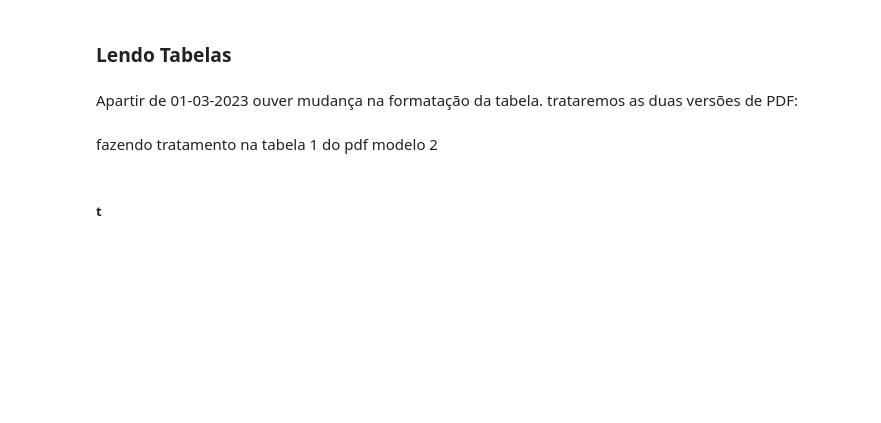
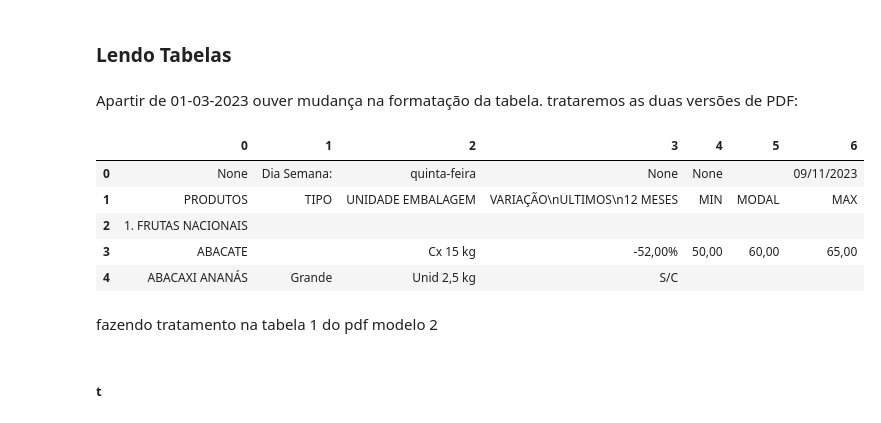
Before and after one commit to revalani/Projeto-CEASA, a Jupyter notebook: ETL_CEASA.ipynb, the cells around one changed output. Cells and saved outputs as stored; diff of their text form; code cells hidden in the pictures; blank space fills up the shorter version.

```diff
--- a/ETL_CEASA.ipynb
+++ b/ETL_CEASA.ipynb
@@ -247,33 +247,43 @@ def extrair_tabelas(pdf_path):
         for page_number in range(len(pdf.pages)):
             page = pdf.pages[page_number]
 
             # Extrai todas as tabelas na página
             tables = page.extract_tables()
 
             # Itera sobre todas as tabelas na página
             for table_number, table in enumerate(tables):
                 print(f"Tabela {table_number + 1} na página {page_number + 1}:")
 
                 # Itera sobre todas as linhas da tabela
                 for row_number, row in enumerate(table):
                     print(f"  Linha {row_number + 1}: {row}")
 
                 print("\n" + "="*50 + "\n")  # Separador entre tabelas
 
 
 def extrair_tabela_pdf(pdf_path, pagina=0):
     # Abre o PDF com pdfplumber
     with pdfplumber.open(pdf_path) as pdf:
         # Seleciona a página desejada
         page = pdf.pages[pagina]
 
         # Extrai a tabela como uma lista de dicionários
         table_data = page.extract_table()
 
         # Converte a lista de dicionários para um DataFrame do pandas
         df = pd.DataFrame(table_data)
 
     return df
+
+t = extrair_tabela_pdf(PASTA_PDFs+'CEASA-RJ_Boletim_diário_de_preços__09_11_2023.pdf')
+t.head()
+# %% [output]
+|  | 0 | 1 | 2 | 3 | 4 | 5 | 6 |
+| 0 | None | Dia Semana: | quinta-feira | None | None |  | 09/11/2023 |
+| 1 | PRODUTOS | TIPO | UNIDADE EMBALAGEM | VARIAÇÃO\nULTIMOS\n12 MESES | MIN | MODAL | MAX |
+| 2 | 1. FRUTAS NACIONAIS |  |  |  |  |  |  |
+| 3 | ABACATE |  | Cx 15 kg | -52,00% | 50,00 | 60,00 | 65,00 |
+| 4 | ABACAXI ANANÁS | Grande | Unid 2,5 kg | S/C |  |  |  |
 # %% [markdown]
 fazendo tratamento na tabela 1 do pdf modelo 2
 # %%
```
Also changed, not shown: parts of 7 cells of this notebook, 4 other files.
